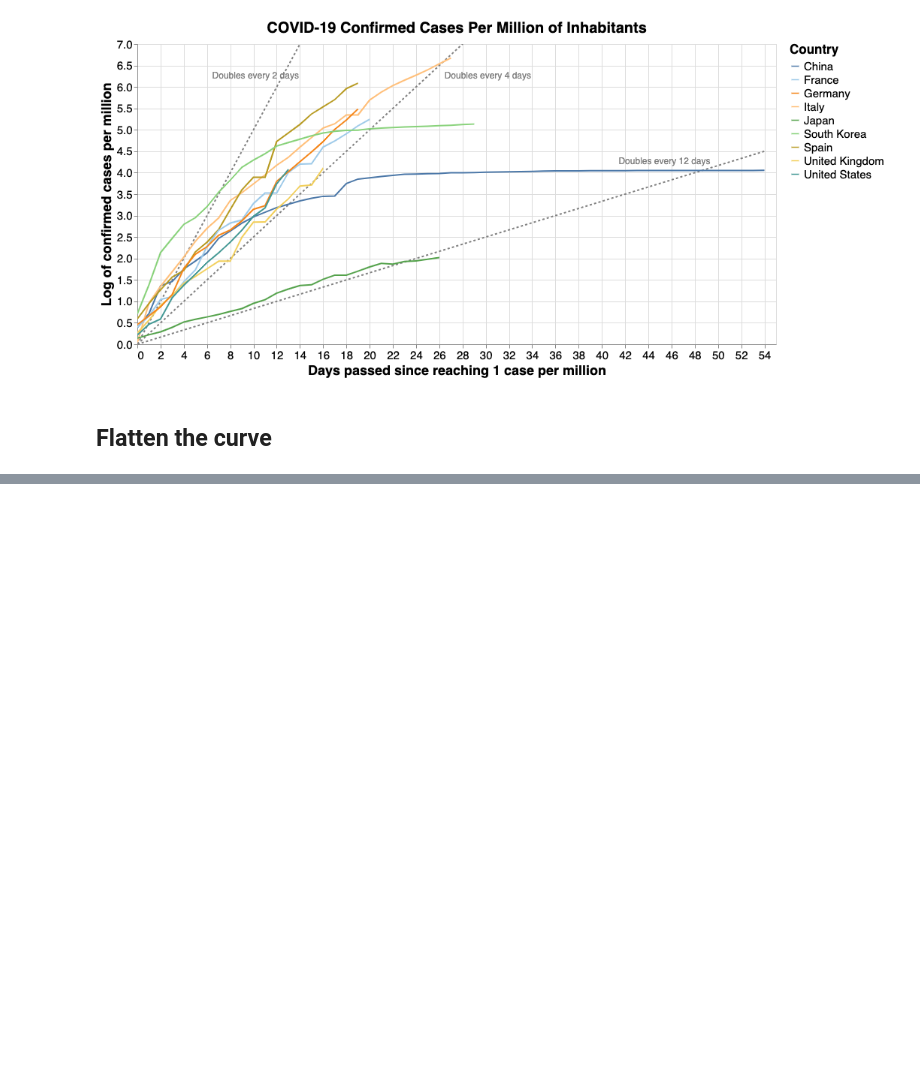
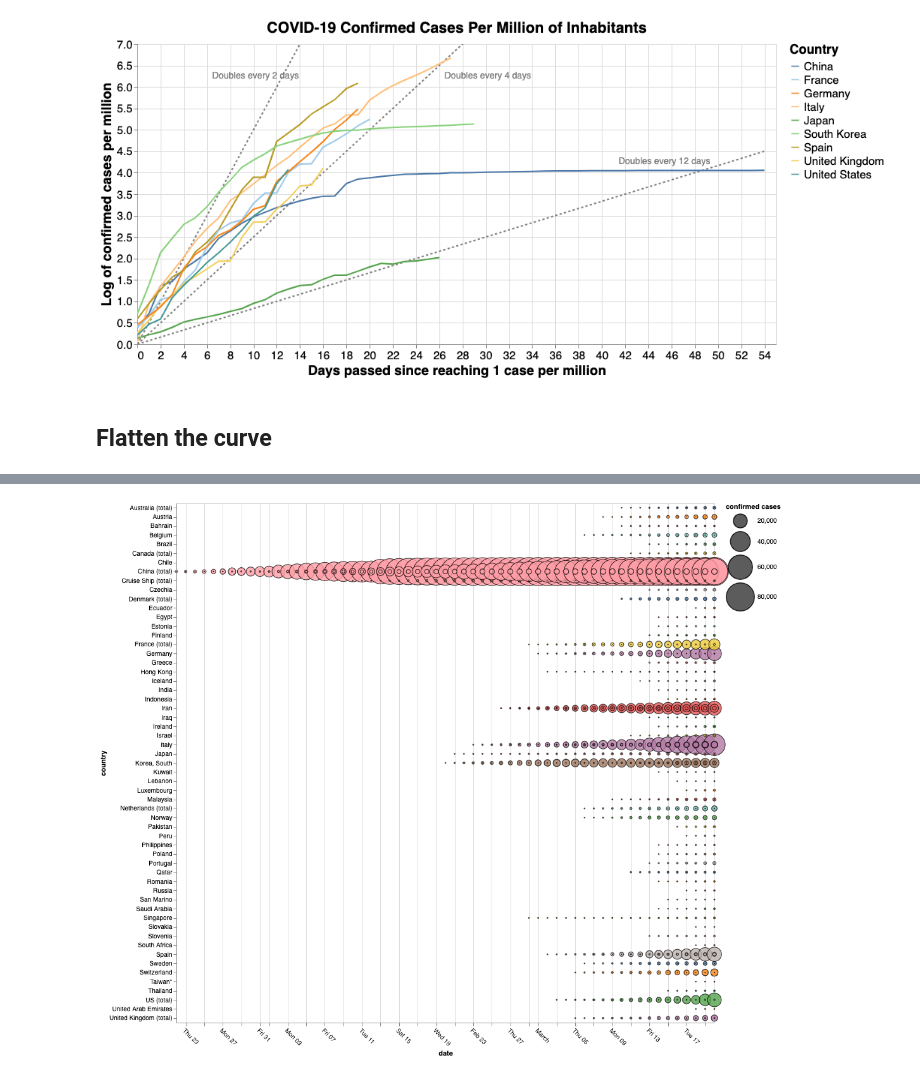
Before and after one commit to fabsta/blog, a Jupyter notebook: _notebooks/2020-03-21-Corona_visualizations.ipynb, the cells around one changed output, grey strips where cells are left out. Cells and saved outputs as stored; diff of their text form; code cells hidden in the pictures; blank space fills up the shorter version.

```diff
--- a/_notebooks/2020-03-21-Corona_visualizations.ipynb
+++ b/_notebooks/2020-03-21-Corona_visualizations.ipynb
@@ -447,3 +430,25 @@ alt.Chart(...)
+# %%
+#collapse
+alt.Chart(df_melted).mark_circle(
+    opacity=0.8,
+    stroke='black',
+    strokeWidth=1
+).encode(
+    alt.X('date:T', axis=alt.Axis(labelAngle=45)),
+    alt.Y('country:N'),
+    alt.Size('value:Q',
+        scale=alt.Scale(range=[0, 2000]),
+        legend=alt.Legend(title='confirmed cases')
+    ),
+    alt.Color('country:N', legend=None)
+).properties(
+    width=850,
+    height=820
+).transform_filter(
+    alt.datum.Entity != 'All natural disasters'
+)
+# %% [output]
+[figure, added]
 # %%
 from vega_datasets import data
 
```
Also changed, not shown: parts of 4 cells of this notebook.
